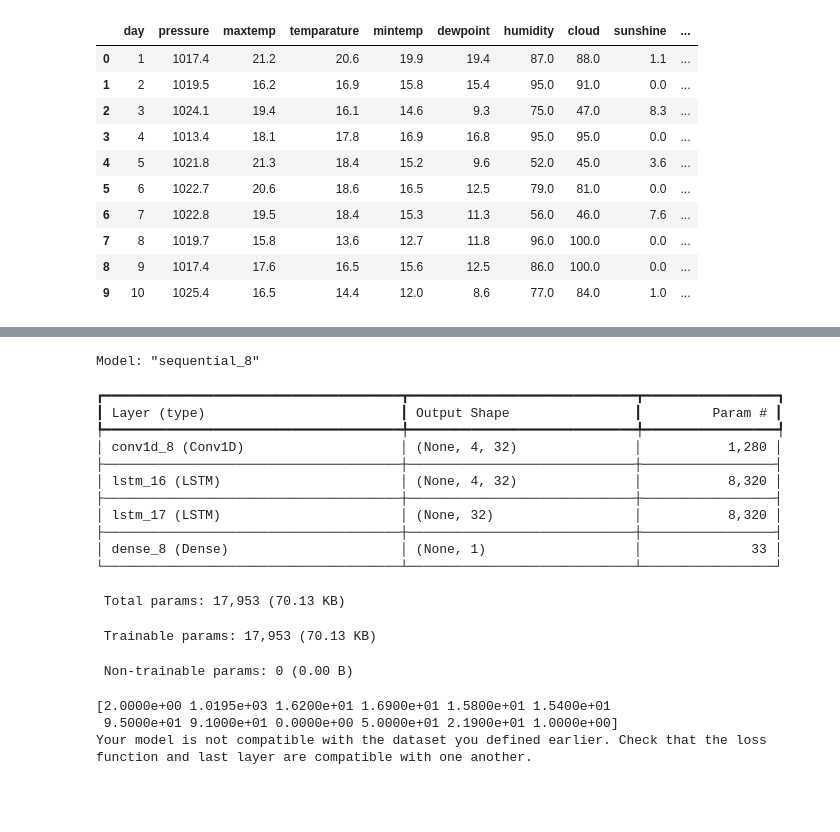
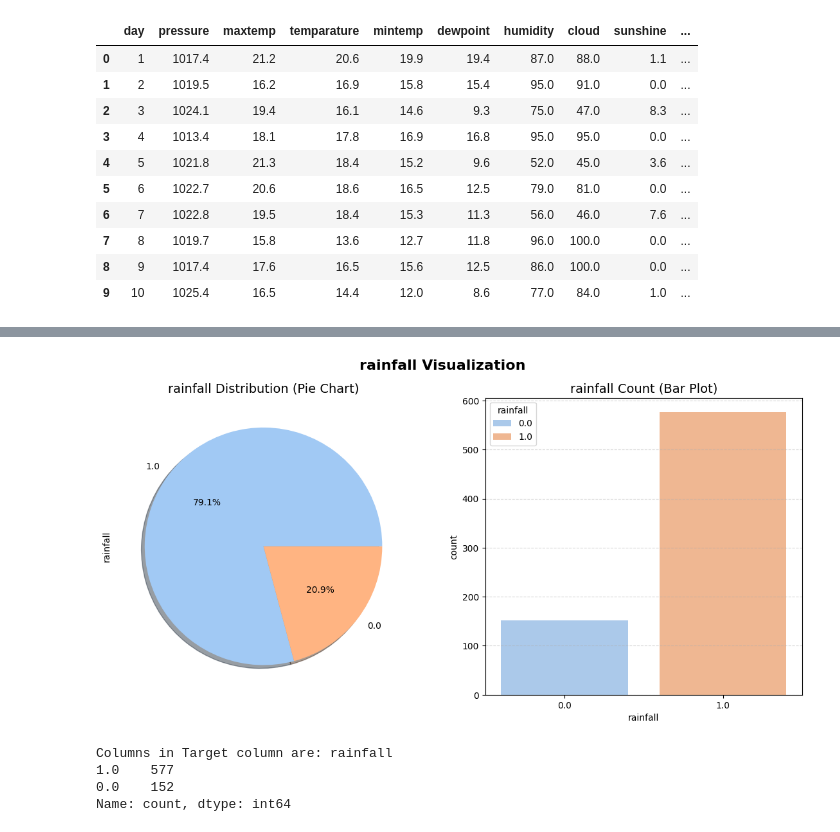
Before and after one commit to arnavam/Kaggle_colab_notebooks, a Jupyter notebook: rainfall_2/rain_tensorflow.ipynb, the cells around one changed output, grey strips where cells are left out. Cells and saved outputs as stored; diff of their text form; code cells hidden in the pictures; blank space fills up the shorter version.

```diff
--- a/rainfall_2/rain_tensorflow.ipynb
+++ b/rainfall_2/rain_tensorflow.ipynb
@@ -194,0 +195,8 @@ print(conf_matrix)
+# %%
+best_hps_hb=tuner_hb.get_best_hyperparameters()[0]
+model = tuner_hb.hypermodel.build(best_hps_hb)
+history = model.fit(xtr, ytr, epochs=100, validation_data=(xte, yte), callbacks=[early_stopping,reduce_lr])
+
+val_acc_per_epoch = history.history['val_accuracy']
+best_epoch = val_acc_per_epoch.index(max(val_acc_per_epoch)) + 1
+print('Best epoch: %d' % (best_epoch,))
@@ -194,0 +223,2 @@ print(conf_matrix)
+# %%
+model.fit(xtr, ytr, epochs=best_epoch,batch_size=batch_size,validation_data=(xte, yte), callbacks=[early_stopping,reduce_lr])
@@ -195,10 +259,11 @@ print(conf_matrix)
 # %%
+test_df=pd.read_csv("test.csv")
 # Preprocess test data
-test_features = test_df.drop(columns=['id'], errors='ignore')  # Drop unnecessary columns
+test_features = test_df.drop(columns=['id','day'], errors='ignore')  # Drop unnecessary columns
 test_features = scaler.transform(test_features)
 test_features = test_features.reshape((test_features.shape[0], 1, test_features.shape[1]))
-test_df['rainfall'] = model.predict(test_features)
-23/23 ━━━━━━━━━━━━━━━━━━━━ 0s 2ms/step
+y_pred = model.predict(test_features)
+test_df['rainfall']=y_pred.round()
 # Create submission file
 submission = test_df[['id', 'rainfall']]  # Include 'id' and the predicted target column
 submission.to_csv('submission.csv', index=False)
@@ -207,31 +275,23 @@ print("Submission file created: submission.csv")
-# %%
-
-example_batch = series_train.take(1)
-uncompiled_model = create_uncompiled_model()
-print(series_train[1])
-try:
-	predictions = uncompiled_model.predict(example_batch, verbose=True)
-except:
-	print("Your model is not compatible with the dataset you defined earlier. Check that the loss function and last layer are compatible with one another.")
-else:
-	print("Your current architecture is compatible with the windowed dataset! :)")
-	print(f"predictions have shape: {predictions.shape}")
-# %% [output]
-Model: "sequential_8"
-┏━━━━━━━━━━━━━━━━━━━━━━━━━━━━━━━━━━━━━━┳━━━━━━━━━━━━━━━━━━━━━━━━━━━━━┳━━━━━━━━━━━━━━━━━┓
-┃ Layer (type)                         ┃ Output Shape                ┃         Param # ┃
-┡━━━━━━━━━━━━━━━━━━━━━━━━━━━━━━━━━━━━━━╇━━━━━━━━━━━━━━━━━━━━━━━━━━━━━╇━━━━━━━━━━━━━━━━━┩
-│ conv1d_8 (Conv1D)                    │ (None, 4, 32)               │           1,280 │
-├──────────────────────────────────────┼─────────────────────────────┼─────────────────┤
-│ lstm_16 (LSTM)                       │ (None, 4, 32)               │           8,320 │
-├──────────────────────────────────────┼─────────────────────────────┼─────────────────┤
-│ lstm_17 (LSTM)                       │ (None, 32)                  │           8,320 │
-├──────────────────────────────────────┼─────────────────────────────┼─────────────────┤
-│ dense_8 (Dense)                      │ (None, 1)                   │              33 │
-└──────────────────────────────────────┴─────────────────────────────┴─────────────────┘
- Total params: 17,953 (70.13 KB)
- Trainable params: 17,953 (70.13 KB)
- Non-trainable params: 0 (0.00 B)
-[2.0000e+00 1.0195e+03 1.6200e+01 1.6900e+01 1.5800e+01 1.5400e+01
- 9.5000e+01 9.1000e+01 0.0000e+00 5.0000e+01 2.1900e+01 1.0000e+00]
-Your model is not compatible with the dataset you defined earlier. Check that the loss function and last layer are compatible with one another.
+# %%
+import seaborn as sns
+import warnings
+warnings.filterwarnings("ignore")
+def target_plot(column,train):
+    custom_palette = sns.color_palette("pastel")
+    f, ax = plt.subplots(1, 2, figsize=(14,6))
+    train[column].value_counts().plot.pie(autopct='%2.1f%%', ax=ax[0], shadow=True, colors=custom_palette)
+    ax[0].set_ylabel(f'{column}')
+    sns.countplot(x=column, data=train, ax=ax[1], palette=custom_palette,hue=column)
+    ax[0].set_title(f'{column} Distribution (Pie Chart)', fontsize=14)
+    ax[1].set_title(f'{column} Count (Bar Plot)', fontsize=14)
+    plt.suptitle(f'{column} Visualization', fontsize=16, fontweight='bold')
+    plt.grid(axis='y', linestyle='--', alpha=0.5)
+    plt.show()
+    print("Columns in Target column are:",train[column].value_counts())
+target_plot('rainfall',test_df)
+# %% [output]
+[figure, added]
+Columns in Target column are: rainfall
+1.0    577
+0.0    152
+Name: count, dtype: int64
```
Also changed, not shown: parts of 15 cells of this notebook.
